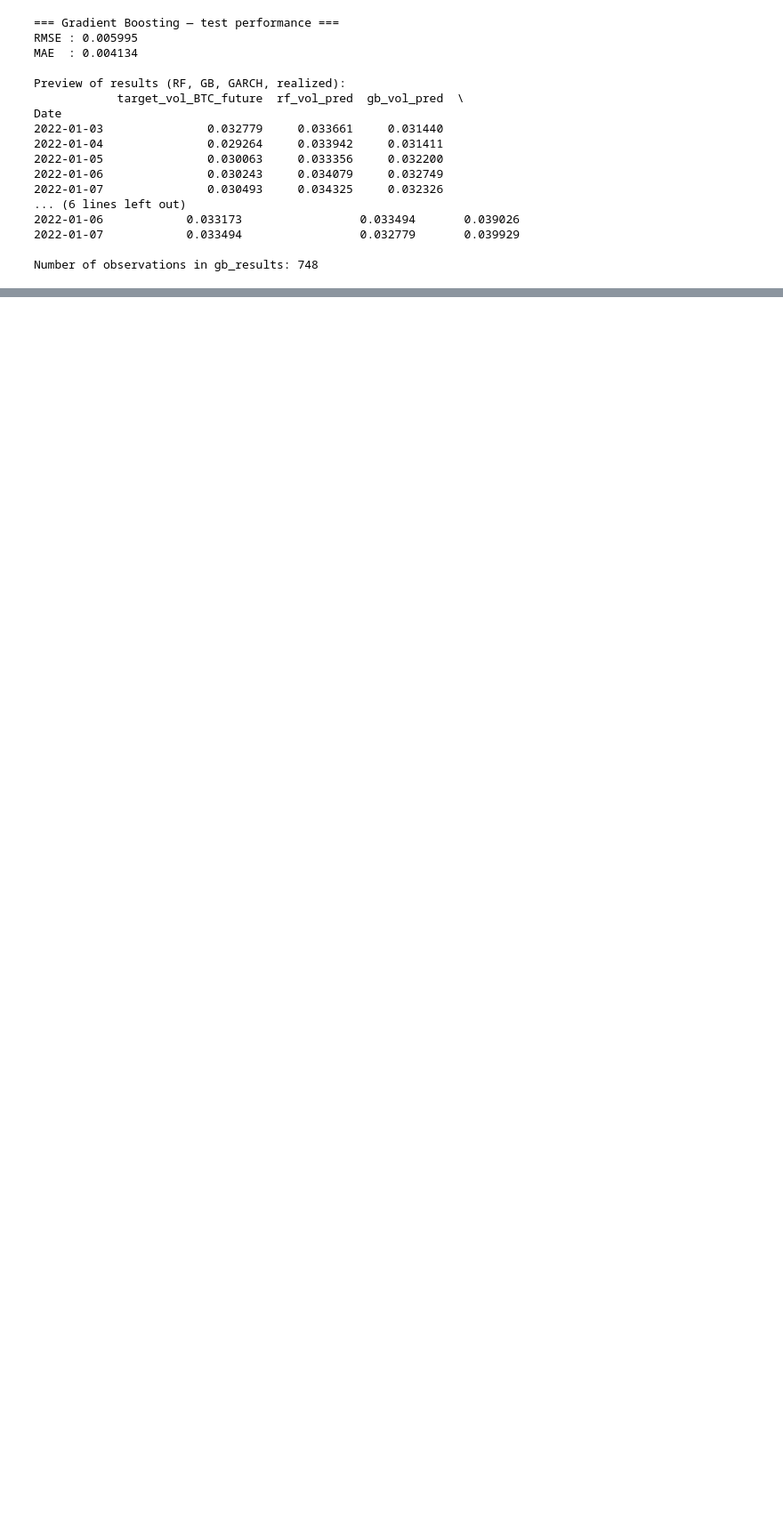
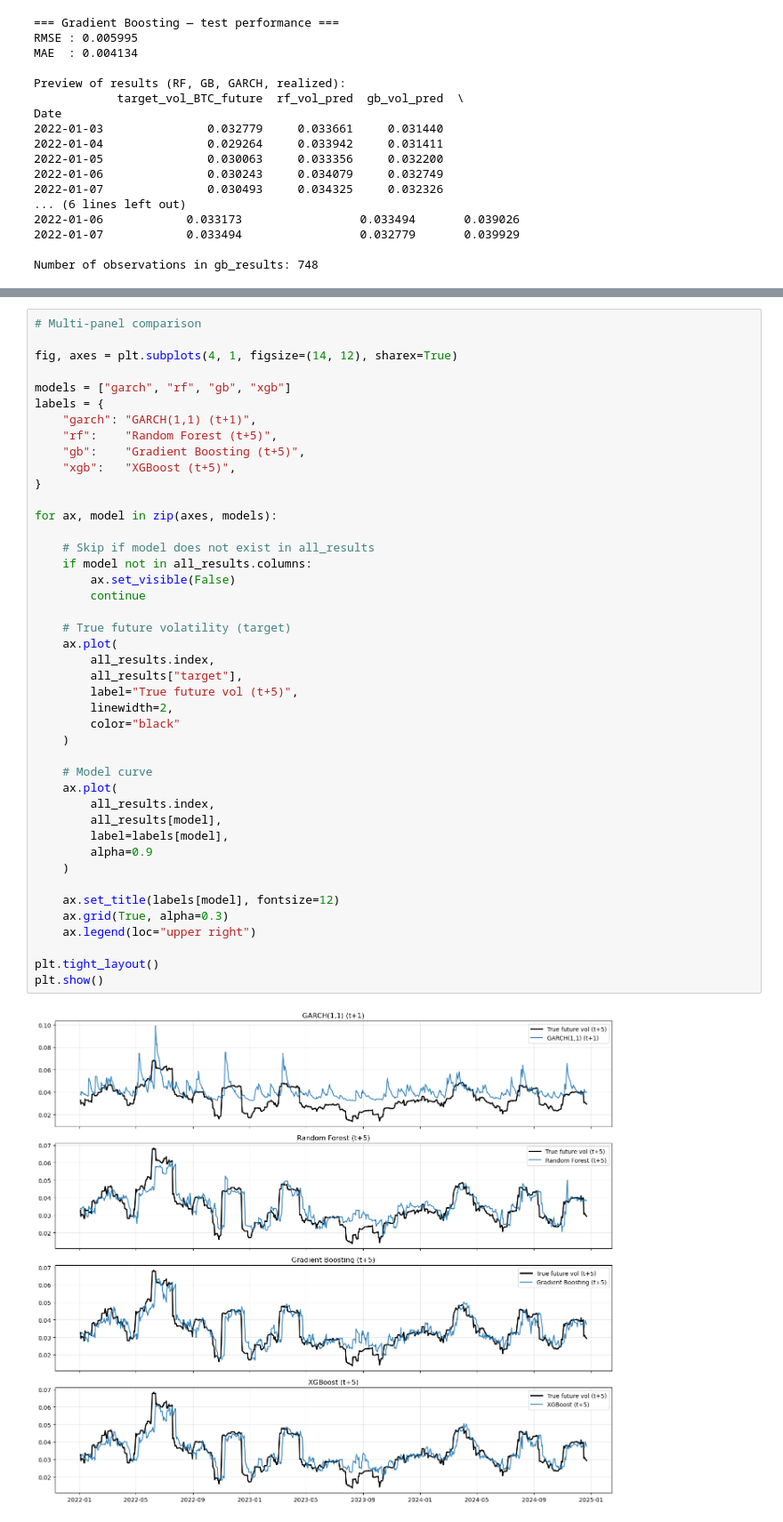
Before and after one commit to DylanZermatten/ADA, a Jupyter notebook: ADA.ipynb, the cells around one changed output, grey strips where cells are left out. Shown at 89% size. Saved outputs shown, nothing was run; the diff lists cells and outputs as text; blank space fills up the shorter version.

```diff
--- a/ADA.ipynb
+++ b/ADA.ipynb
@@ -659,0 +771,45 @@ garch  0.010954  0.009269
+# %%
+# Multi-panel comparison
+
+fig, axes = plt.subplots(4, 1, figsize=(14, 12), sharex=True)
+
+models = ["garch", "rf", "gb", "xgb"]
+labels = {
+    "garch": "GARCH(1,1) (t+1)",
+    "rf":    "Random Forest (t+5)",
+    "gb":    "Gradient Boosting (t+5)",
+    "xgb":   "XGBoost (t+5)",
+}
+
+for ax, model in zip(axes, models):
+
+    # Skip if model does not exist in all_results
+    if model not in all_results.columns:
+        ax.set_visible(False)
+        continue
+
+    # True future volatility (target)
+    ax.plot(
+        all_results.index,
+        all_results["target"],
+        label="True future vol (t+5)",
+        linewidth=2,
+        color="black"
+    )
+
+    # Model curve
+    ax.plot(
+        all_results.index,
+        all_results[model],
+        label=labels[model],
+        alpha=0.9
+    )
+
+    ax.set_title(labels[model], fontsize=12)
+    ax.grid(True, alpha=0.3)
+    ax.legend(loc="upper right")
+
+plt.tight_layout()
+plt.show()
+# %% [output]
+[figure, added]
```
Also changed, not shown: parts of 4 cells of this notebook.
